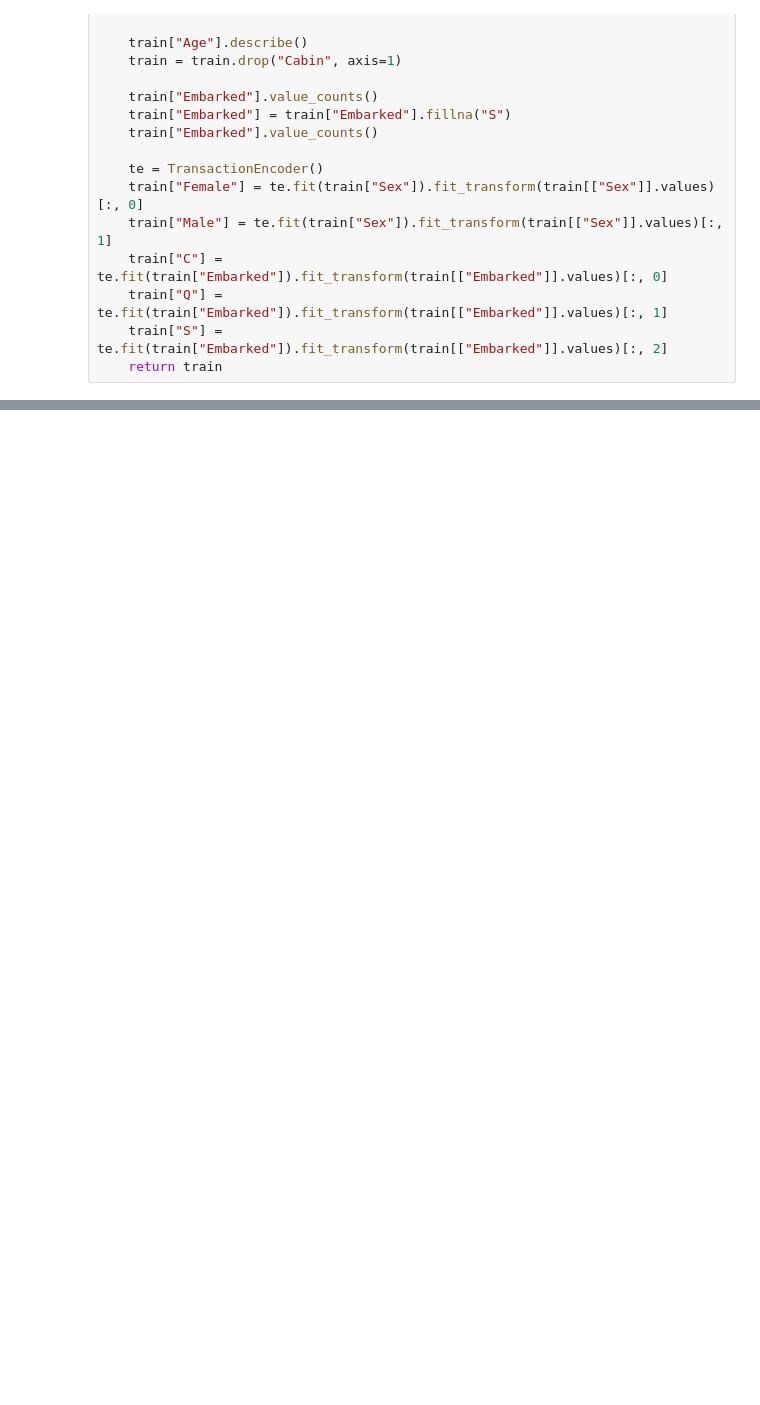
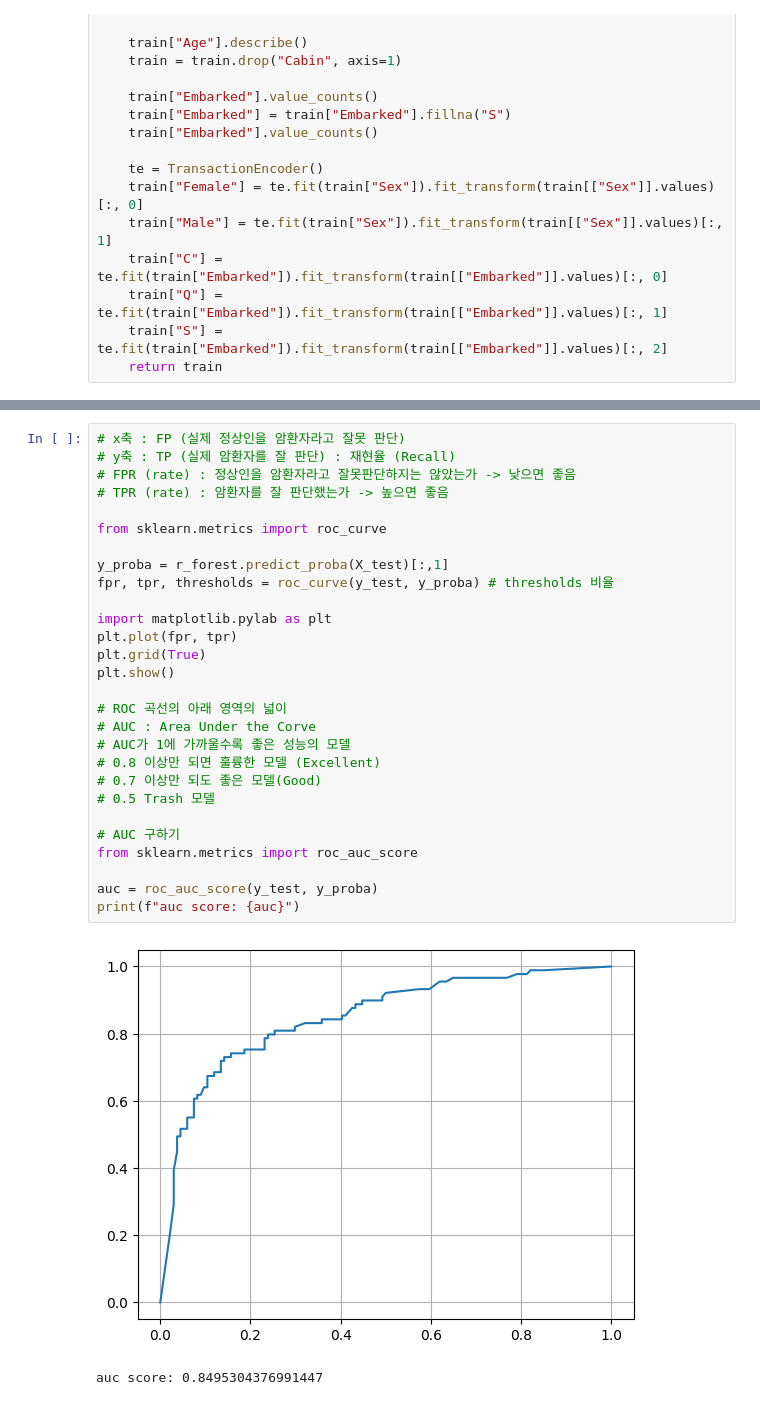
Before and after one commit to jw-1113/Python, a Jupyter notebook: day7(2).ipynb, the cells around one changed output, grey strips where cells are left out. Drawn from its saved outputs; the diff is of its cells as text; blank space fills up the shorter version.

```diff
--- a/day7(2).ipynb
+++ b/day7(2).ipynb
@@ -333,0 +542,31 @@ Feature names seen at fit time, yet now missing:
+# %%
+# x축 : FP (실제 정상인을 암환자라고 잘못 판단)
+# y축 : TP (실제 암환자를 잘 판단) : 재현율 (Recall)
+# FPR (rate) : 정상인을 암환자라고 잘못판단하지는 않았는가 -> 낮으면 좋음
+# TPR (rate) : 암환자를 잘 판단했는가 -> 높으면 좋음
+
+from sklearn.metrics import roc_curve
+
+y_proba = r_forest.predict_proba(X_test)[:,1]
+fpr, tpr, thresholds = roc_curve(y_test, y_proba) # thresholds 비율
+
+import matplotlib.pylab as plt
+plt.plot(fpr, tpr)
+plt.grid(True)
+plt.show()
+
+# ROC 곡선의 아래 영역의 넓이
+# AUC : Area Under the Corve
+# AUC가 1에 가까울수록 좋은 성능의 모델
+# 0.8 이상만 되면 훌륭한 모델 (Excellent)
+# 0.7 이상만 되도 좋은 모델(Good)
+# 0.5 Trash 모델
+
+# AUC 구하기
+from sklearn.metrics import roc_auc_score
+
+auc = roc_auc_score(y_test, y_proba)
+print(f"auc score: {auc}")
+# %% [output]
+[figure, added]
+auc score: 0.8495304376991447
```
Also changed, not shown: parts of 15 cells of this notebook, 1 other file.
